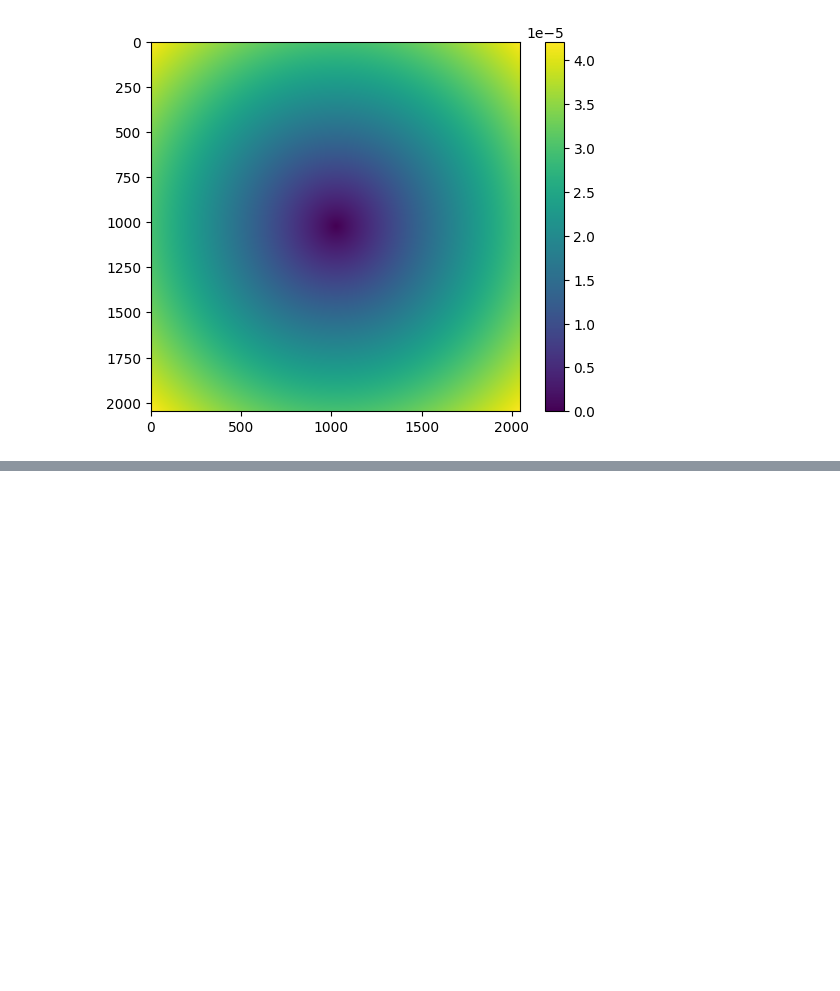
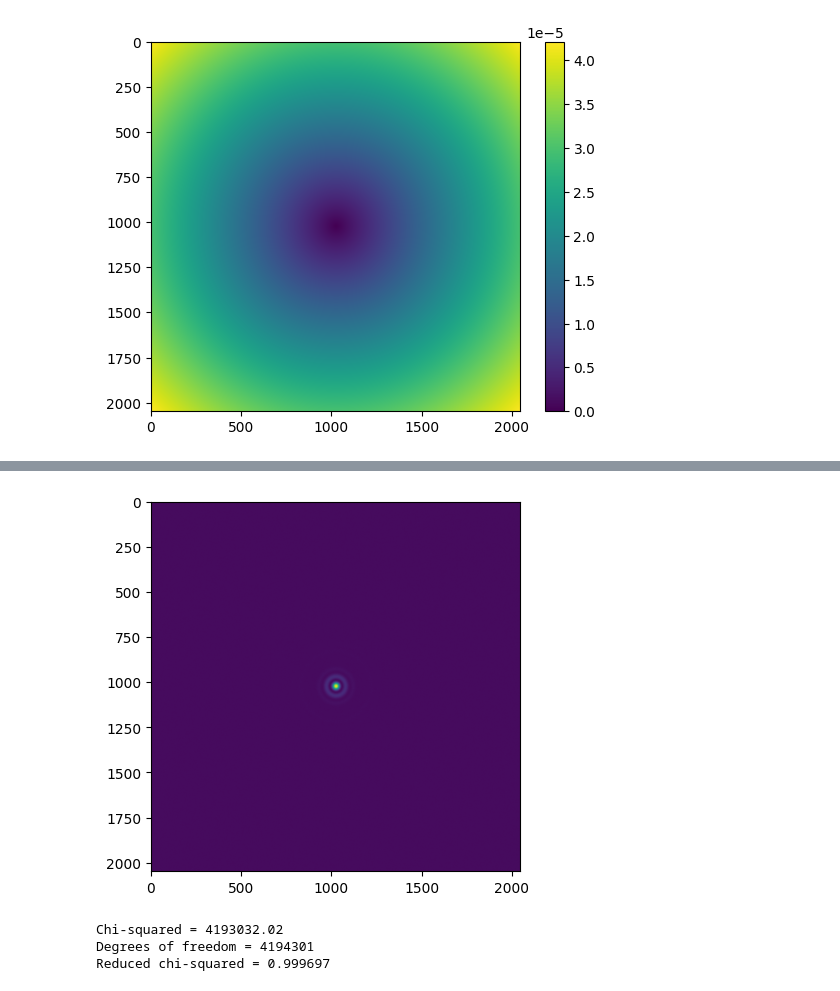
Before and after one commit to mwanakijiji/metis_work, a Jupyter notebook: notebook_working_dir/dev_IMG_OPT_04_fcns.ipynb, the cells around one changed output, grey strips where cells are left out. Drawn from its saved outputs; the diff is of its cells as text; code cells hidden in the pictures; blank space fills up the shorter version.

```diff
--- a/notebook_working_dir/dev_IMG_OPT_04_fcns.ipynb
+++ b/notebook_working_dir/dev_IMG_OPT_04_fcns.ipynb
@@ -54,0 +231,26 @@ plt.show()
+# %%
+plt.imshow(test_empirical_2d)
+plt.show()
+# %% [output]
+[figure, added]
+# %%
+# generate the best-fit model based on the fit parameters
+
+initial_guess_model_1d = model_for_fit(r_rad_2d, D_aperture_fit, D_obscuration_fit, ampl_fit).reshape(baseline_shape)
+best_fit_model_1d = model_for_fit(r_rad_2d, D_aperture_fit, D_obscuration_fit, ampl_fit).reshape(baseline_shape)
+
+# Calculate chi-squared
+chi_squared = np.sum((test_empirical_1d - best_fit_model_1d.flatten())**2 / (0.01**2))  # assuming noise std = 0.01
+dof = len(test_empirical_1d) - 3  # degrees of freedom (data points - number of parameters)
+reduced_chi_squared = chi_squared / dof
+
+# reshape the best fit into the same shape as the empirical data
+best_fit_model_2d = best_fit_model_1d.reshape(baseline_shape)
+
+print(f"\nChi-squared = {chi_squared:.2f}")
+print(f"Degrees of freedom = {dof}")
+print(f"Reduced chi-squared = {reduced_chi_squared:.6f}")
+# %% [output]
+Chi-squared = 4193032.02
+Degrees of freedom = 4194301
+Reduced chi-squared = 0.999697
```
Also changed, not shown: parts of 16 cells of this notebook, 1 other file.
